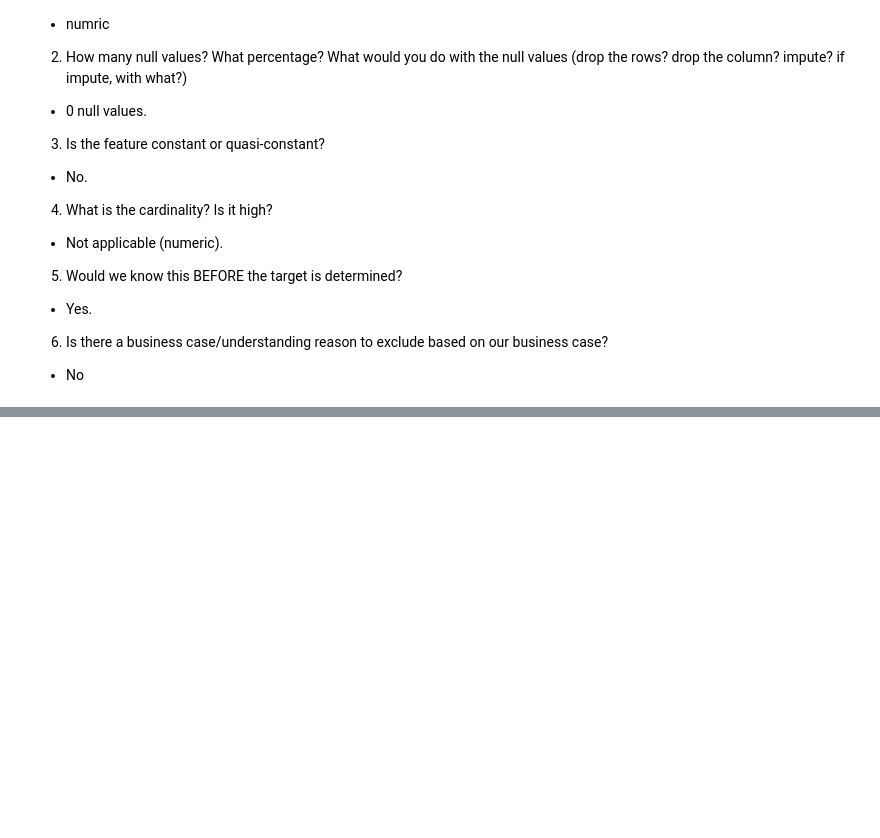
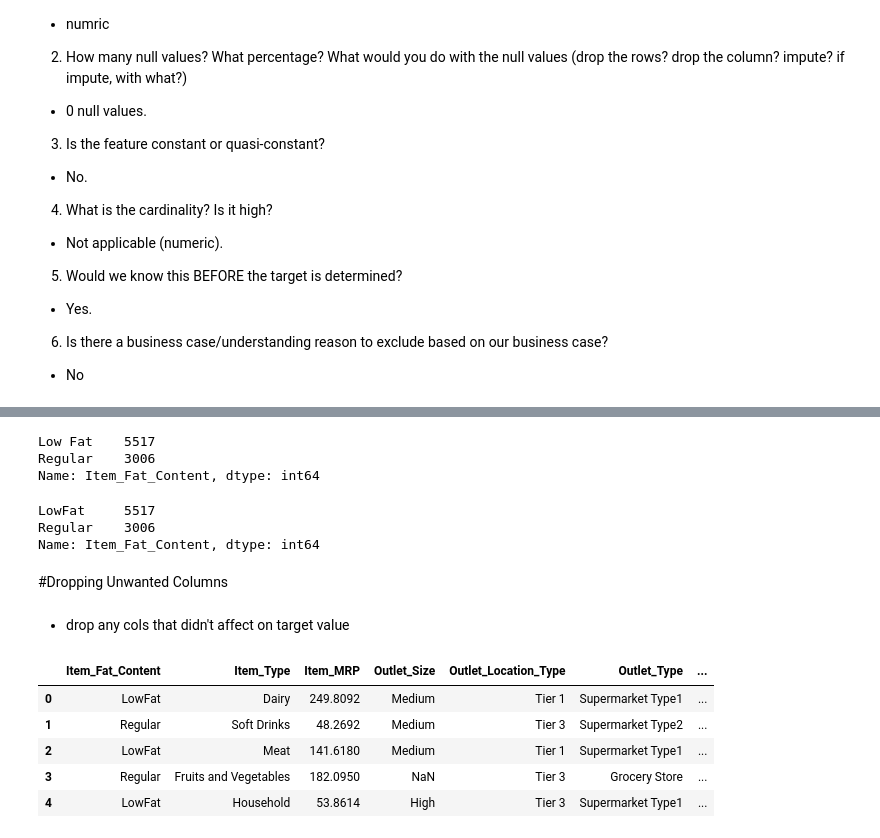
Before and after one commit to Al-Tayeb96/Prediction-of-Product-Sales, a Jupyter notebook: Prediction_of_Product_Sales.ipynb, the cells around one changed output, grey strips where cells are left out. Cells and saved outputs as stored; diff of their text form; code cells hidden in the pictures; blank space fills up the shorter version.

```diff
--- a/Prediction_of_Product_Sales.ipynb
+++ b/Prediction_of_Product_Sales.ipynb
@@ -1015,0 +1094,36 @@ ___
+# %%
+# replacing inconsistent categories in job_title column
+# then checking to make sure the change took place
+dict_fat2={"LF":"Low Fat","low fat":"Low Fat","reg":"Regular"}
+for cols in dict_fat2:
+  df3_sales['Item_Fat_Content']=df_sales['Item_Fat_Content'].replace(dict_fat2)
+
+
+df3_sales['Item_Fat_Content'].value_counts()
+# %% [output]
+Low Fat    5517
+Regular    3006
+Name: Item_Fat_Content, dtype: int64
+# %%
+
+df3_sales['Item_Fat_Content']=df3_sales['Item_Fat_Content'].replace('Low Fat','LowFat')
+df3_sales['Item_Fat_Content'].value_counts()
+# %% [output]
+LowFat     5517
+Regular    3006
+Name: Item_Fat_Content, dtype: int64
+# %% [markdown]
+#Dropping Unwanted Columns
+# %% [markdown]
+- drop any cols that didn't affect on target value
+# %%
+unuesd_cols=['Item_Weight','Item_Visibility','Outlet_Identifier','Outlet_Establishment_Year']
+df3_sales=df3_sales.drop(columns=unuesd_cols)
+df3_sales.head()
+# %% [output]
+|  | Item_Fat_Content | Item_Type | Item_MRP | Outlet_Size | Outlet_Location_Type | Outlet_Type | ... |
+| 0 | LowFat | Dairy | 249.8092 | Medium | Tier 1 | Supermarket Type1 | ... |
+| 1 | Regular | Soft Drinks | 48.2692 | Medium | Tier 3 | Supermarket Type2 | ... |
+| 2 | LowFat | Meat | 141.6180 | Medium | Tier 1 | Supermarket Type1 | ... |
+| 3 | Regular | Fruits and Vegetables | 182.0950 | NaN | Tier 3 | Grocery Store | ... |
+| 4 | LowFat | Household | 53.8614 | High | Tier 3 | Supermarket Type1 | ... |
```
Also changed, not shown: parts of 40 cells of this notebook.
